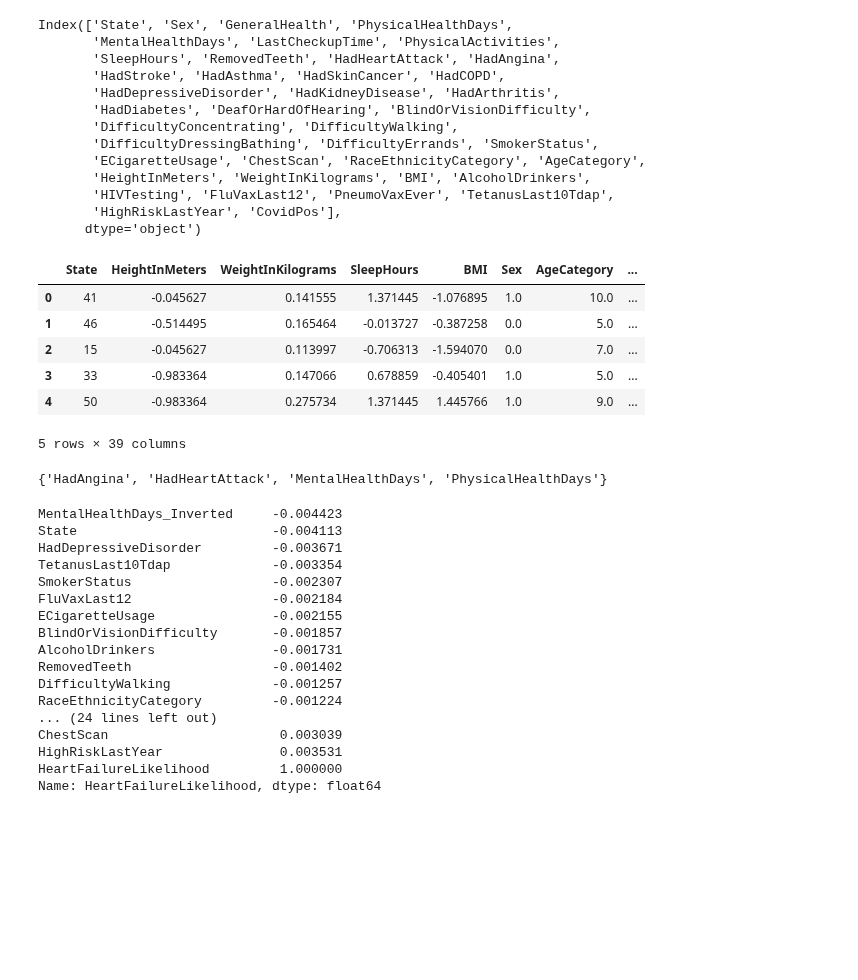
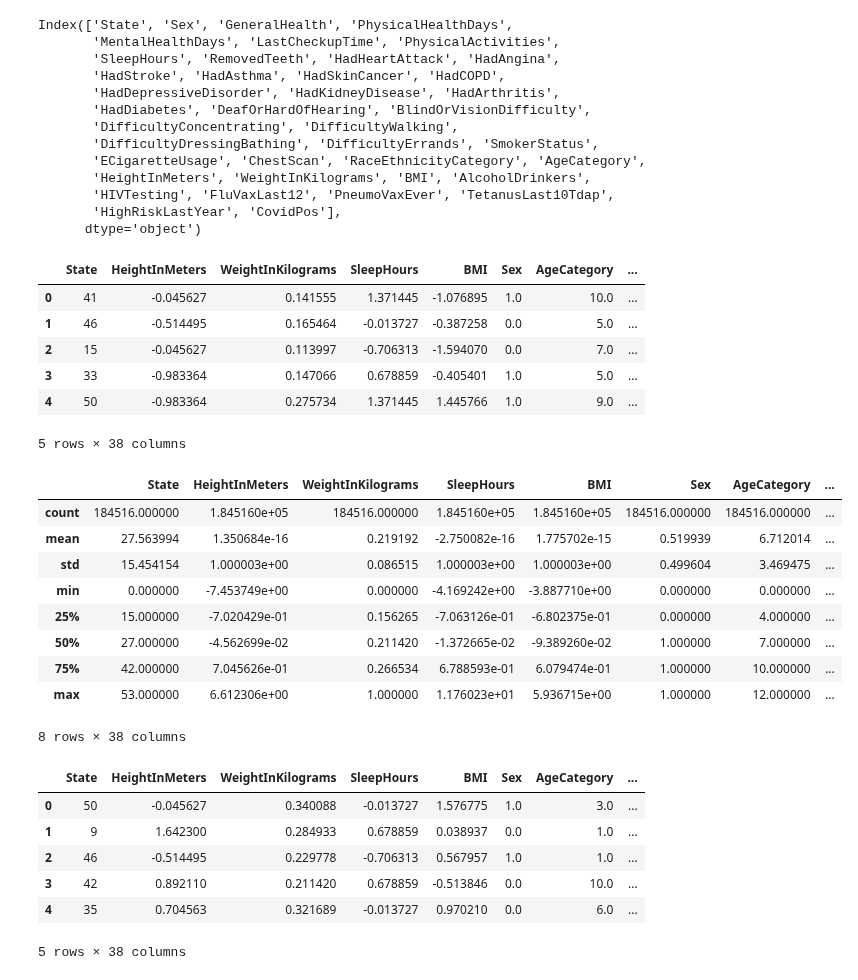
Before and after one commit to wetek-io/Project_2, a Jupyter notebook: encoders.ipynb, the cells around one changed output. Cells and saved outputs as stored; diff of their text form; code cells hidden in the pictures; blank space fills up the shorter version.

```diff
--- a/encoders.ipynb
+++ b/encoders.ipynb
@@ -114,7 +122,7 @@ HeightInMeters : [1.6  1.78 1.85 1.7  1.55] ...
 WeightInKilograms : [ 71.67  95.25 108.86  90.72  79.38] ...
 BMI : [27.99 30.13 31.66 31.32 33.07] ...
 # %%
-yes_no_cols = ['PhysicalActivities', 'HadHeartAttack', 'HadAngina', 'HadStroke',
+yes_no_cols = ['PhysicalActivities', 'HadStroke',
                'HadAsthma', 'HadSkinCancer', 'HadCOPD', 'HadDepressiveDisorder',
                'HadKidneyDisease', 'HadArthritis', 'DeafOrHardOfHearing',
                'BlindOrVisionDifficulty', 'DifficultyConcentrating',
@@ -327,14 +337,13 @@ except ValueError:
 # %%
 X = heart_2022_df.copy().drop(columns=["HeartFailureLikelihood", "HadHeartAttack", "HadAngina"])
-y = heart_2022_df["HeartFailureLikelihood"].values.reshape(-1,1)
+y = heart_2022_df["HeartFailureLikelihood"]#.values.reshape(-1,1)
 X_train, X_test, y_train, y_test = train_test_split(X, y, random_state=1)
 # %%
 encoder_dict = fit_encoders(create_encoders(), X_train)
 scaler_dict = create_scalers(X_train)
 
-transformed_df = X_preprocess(X_train, encoder_dict=encoder_dict, scaler_dict=scaler_dict)
-transformed_df["HeartFailureLikelihood"] = heart_2022_df["HeartFailureLikelihood"]
-transformed_df.head()
+X_train_transformed = X_preprocess(X_train, encoder_dict=encoder_dict, scaler_dict=scaler_dict)
+X_train_transformed.head()
 # %% [output]
 |  | State | HeightInMeters | WeightInKilograms | SleepHours | BMI | Sex | AgeCategory | ... |
 | 0 | 41 | -0.045627 | 0.141555 | 1.371445 | -1.076895 | 1.0 | 10.0 | ... |
@@ -342,8 +351,4 @@ transformed_df.head()
 | 2 | 15 | -0.045627 | 0.113997 | -0.706313 | -1.594070 | 0.0 | 7.0 | ... |
 | 3 | 33 | -0.983364 | 0.147066 | 0.678859 | -0.405401 | 1.0 | 5.0 | ... |
 | 4 | 50 | -0.983364 | 0.275734 | 1.371445 | 1.445766 | 1.0 | 9.0 | ... |
-5 rows × 39 columns
+5 rows × 38 columns
-# %%
-set(heart_2022_df.columns) - set(transformed_df)
-# %% [output]
-{'HadAngina', 'HadHeartAttack', 'MentalHealthDays', 'PhysicalHealthDays'}
@@ -366,20 +355,24 @@ set(heart_2022_df.columns) - set(transformed_df)
-# %%
-transformed_df.corr()["HeartFailureLikelihood"].sort_values()
-# %% [output]
-MentalHealthDays_Inverted     -0.004423
-State                         -0.004113
-HadDepressiveDisorder         -0.003671
-TetanusLast10Tdap             -0.003354
-SmokerStatus                  -0.002307
-FluVaxLast12                  -0.002184
-ECigaretteUsage               -0.002155
-BlindOrVisionDifficulty       -0.001857
-AlcoholDrinkers               -0.001731
-RemovedTeeth                  -0.001402
-DifficultyWalking             -0.001257
-RaceEthnicityCategory         -0.001224
-... (24 lines left out)
-ChestScan                      0.003039
-HighRiskLastYear               0.003531
-HeartFailureLikelihood         1.000000
-Name: HeartFailureLikelihood, dtype: float64
+# %%
+X_train_transformed.describe()
+# %% [output]
+|  | State | HeightInMeters | WeightInKilograms | SleepHours | BMI | Sex | AgeCategory | ... |
+| count | 184516.000000 | 1.845160e+05 | 184516.000000 | 1.845160e+05 | 1.845160e+05 | 184516.000000 | 184516.000000 | ... |
+| mean | 27.563994 | 1.350684e-16 | 0.219192 | -2.750082e-16 | 1.775702e-15 | 0.519939 | 6.712014 | ... |
+| std | 15.454154 | 1.000003e+00 | 0.086515 | 1.000003e+00 | 1.000003e+00 | 0.499604 | 3.469475 | ... |
+| min | 0.000000 | -7.453749e+00 | 0.000000 | -4.169242e+00 | -3.887710e+00 | 0.000000 | 0.000000 | ... |
+| 25% | 15.000000 | -7.020429e-01 | 0.156265 | -7.063126e-01 | -6.802375e-01 | 0.000000 | 4.000000 | ... |
+| 50% | 27.000000 | -4.562699e-02 | 0.211420 | -1.372665e-02 | -9.389260e-02 | 1.000000 | 7.000000 | ... |
+| 75% | 42.000000 | 7.045626e-01 | 0.266534 | 6.788593e-01 | 6.079474e-01 | 1.000000 | 10.000000 | ... |
+| max | 53.000000 | 6.612306e+00 | 1.000000 | 1.176023e+01 | 5.936715e+00 | 1.000000 | 12.000000 | ... |
+8 rows × 38 columns
+# %%
+X_test_transformed = X_preprocess(X_test, encoder_dict=encoder_dict, scaler_dict=scaler_dict)
+X_test_transformed.head()
+# %% [output]
+|  | State | HeightInMeters | WeightInKilograms | SleepHours | BMI | Sex | AgeCategory | ... |
+| 0 | 50 | -0.045627 | 0.340088 | -0.013727 | 1.576775 | 1.0 | 3.0 | ... |
+| 1 | 9 | 1.642300 | 0.284933 | 0.678859 | 0.038937 | 0.0 | 1.0 | ... |
+| 2 | 46 | -0.514495 | 0.229778 | -0.706313 | 0.567957 | 1.0 | 1.0 | ... |
+| 3 | 42 | 0.892110 | 0.211420 | 0.678859 | -0.513846 | 0.0 | 10.0 | ... |
+| 4 | 35 | 0.704563 | 0.321689 | -0.013727 | 0.970210 | 0.0 | 6.0 | ... |
+5 rows × 38 columns
```
Also changed, not shown: parts of 12 cells of this notebook, 1 other file.
